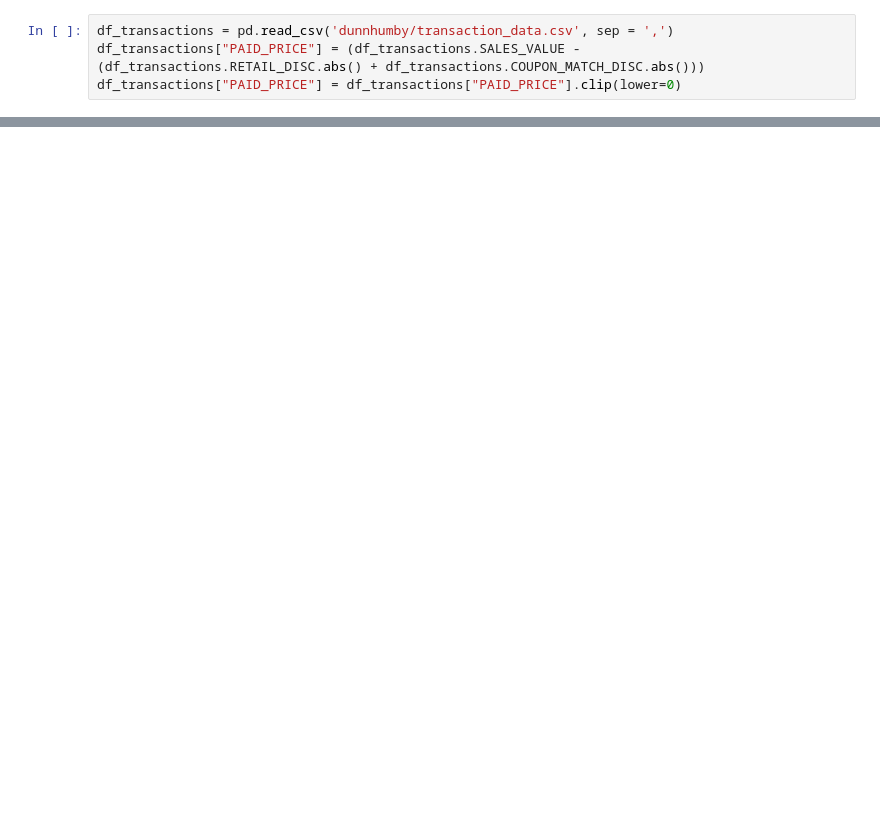
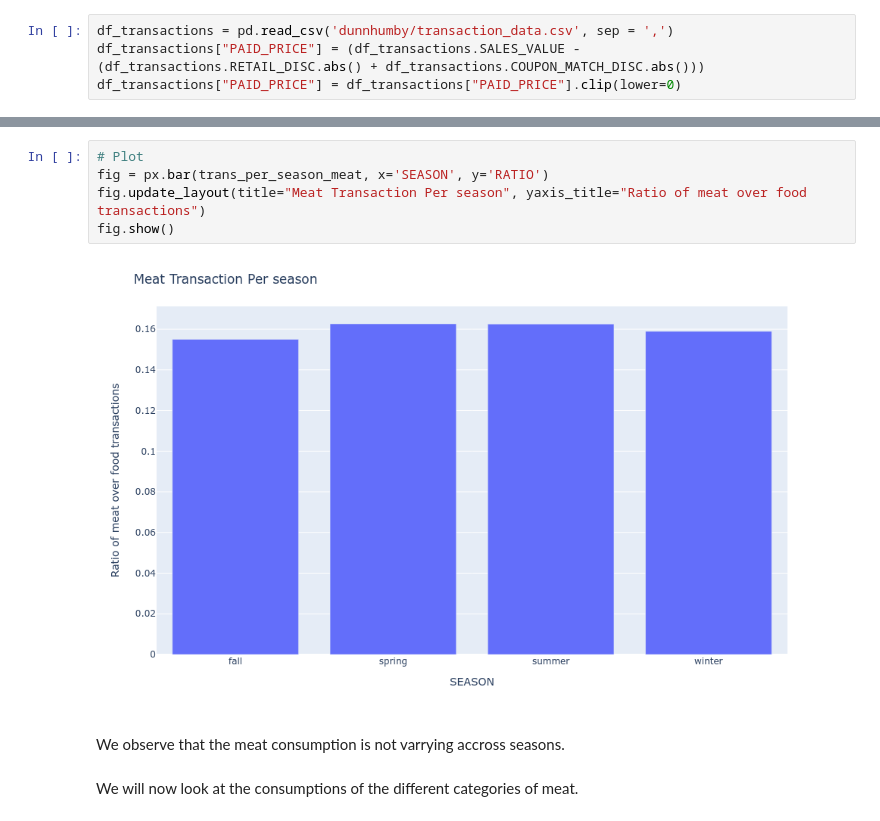
Before and after one commit to BenjaminEngelman/ADA-Project, a Jupyter notebook: seasonal_changes_david.ipynb, the cells around one changed output, grey strips where cells are left out. Saved outputs shown, nothing was run; the diff lists cells and outputs as text; blank space fills up the shorter version.

```diff
--- a/seasonal_changes_david.ipynb
+++ b/seasonal_changes_david.ipynb
@@ -268,0 +93,11 @@ fig.show()
+# %%
+# Plot
+fig = px.bar(trans_per_season_meat, x='SEASON', y='RATIO')
+fig.update_layout(title="Meat Transaction Per season", yaxis_title="Ratio of meat over food transactions")
+fig.show()
+# %% [output]
+[figure, added]
+# %% [markdown]
+We observe that the meat consumption is not varrying accross seasons.
+# %% [markdown]
+We will now look at the consumptions of the different categories of meat.
```
Also changed, not shown: parts of 51 cells of this notebook.
